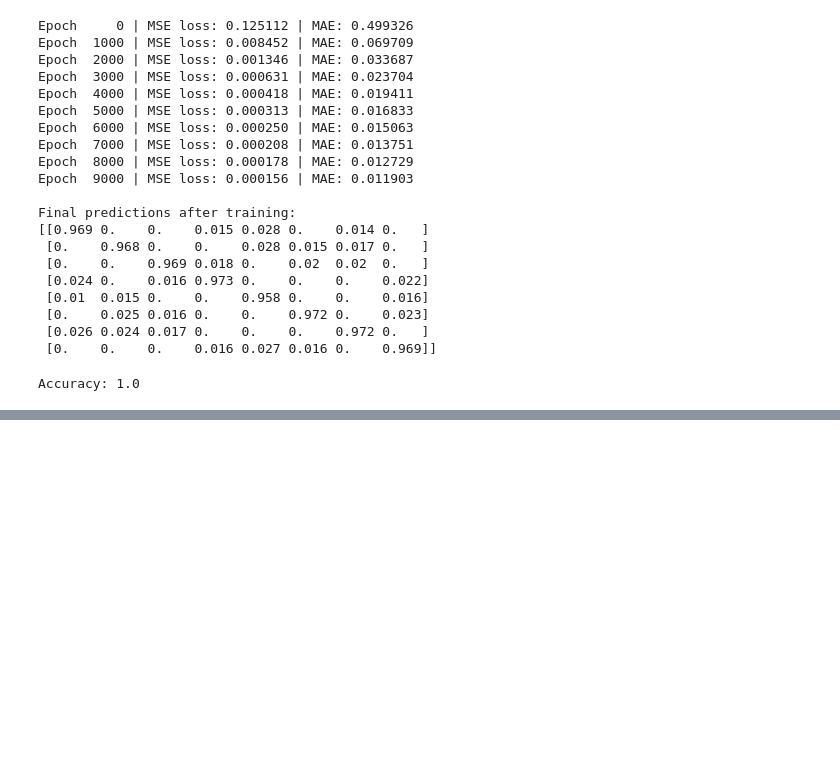
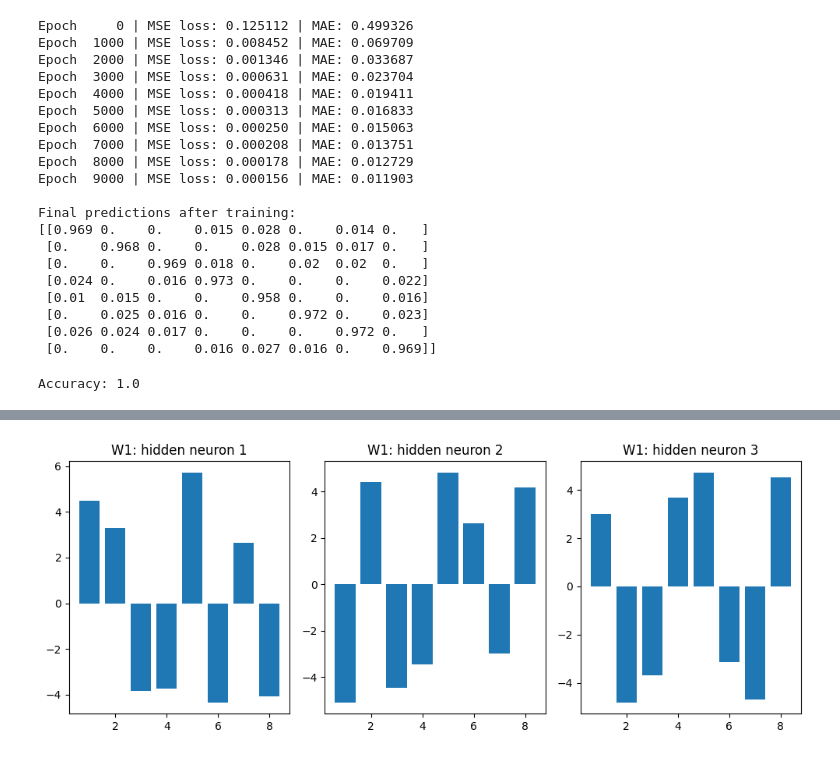
Before and after one commit to paolapinna03/Assignment-ML---Backpropagation, a Jupyter notebook: test1.ipynb, the cells around one changed output, grey strips where cells are left out. Cells and saved outputs as stored; diff of their text form; code cells hidden in the pictures; blank space fills up the shorter version.

```diff
--- a/test1.ipynb
+++ b/test1.ipynb
@@ -124,0 +145,11 @@ Accuracy: 1.0
+# %%
+
+plt.figure(figsize=(10,4))
+for i in range(n_hidden):
+    plt.subplot(1,3,i+1)
+    plt.bar(range(1, n_input+1), W1[:,i])
+    plt.title(f"W1: hidden neuron {i+1}")
+plt.tight_layout()
+plt.show()
+# %% [output]
+[figure, added]
```
Also changed, not shown: parts of 4 cells of this notebook.
